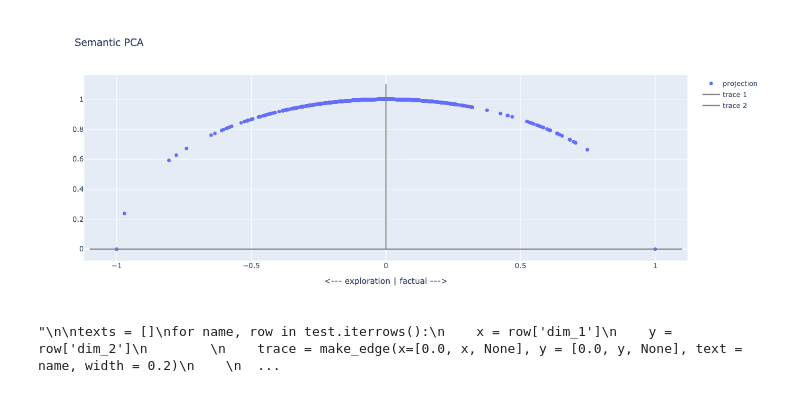
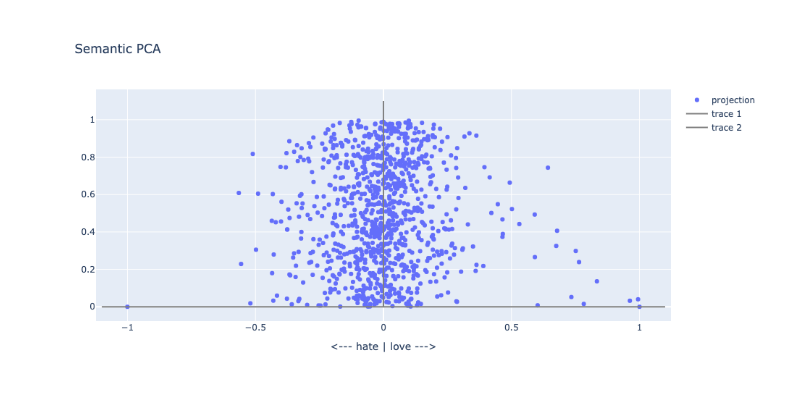
Before and after one commit to charlesdedampierre/bunkatech, a Jupyter notebook: demo_bourdieu.ipynb, the cells around one changed output. Saved outputs shown, nothing was run; the diff lists cells and outputs as text; code cells hidden in the pictures.

```diff
--- a/demo_bourdieu.ipynb
+++ b/demo_bourdieu.ipynb
@@ -17,10 +17,10 @@ bourdieu = Bourdieu(data = data, text_var = 'description', index_var = 'imdb')
 bourdieu.fit(extract_terms = True,
             docs_embedding = False,
             terms_embedding = True,
-            sample_size_terms = 1000,
-            terms_limit =1000,
+            sample_size_terms = 5000,
+            terms_limit =3000,
             terms_ents = False,
-            terms_ngrams = (2,2),
+            terms_ngrams = (1,2),
             terms_ncs = False,
             language = 'en')
 # %%
@@ -33,7 +45,7 @@ projection_2 = None
 
 if projection_2 is None:
 
-    projection_1 = ['factual', 'exploration']
+    projection_1 = ['love', 'hate']
     projection_str_1 = "-".join(projection_1)
 
 
@@ -52,7 +64,8 @@ if projection_2 is None:
     )
 
 df_proj['project_angle'] = np.sqrt(1-df_proj[projection_str_1]**2) # Pythagore
-
+#df_proj['project_angle'] = df_proj['project_angle'].apply(lambda x: np.sqrt(1-x**2)*(1+random.random()*0.1))
+df_proj['project_angle'] = df_proj['project_angle'].apply(lambda x: x*random.uniform(0, 1))
 
 fig = go.Figure()
 
@@ -63,31 +76,31 @@ trace_1 = go.Scatter(
     line_color="grey")
 
 
 trace_2 = go.Scatter(
     x=[0, 0],
     y=[0, 1.1],
     mode="lines",
     line_color="grey")
 
 trace_scatter = go.Scatter(
     x=df_proj[projection_str_1],
     y=df_proj['project_angle'],
     text = df_proj['term'],
     mode="markers",
     name = 'projection')
 
 fig.add_trace(trace_scatter)
 fig.add_trace(trace_1)
 fig.add_trace(trace_2)
 
 
 fig.update_layout(
         title='Semantic PCA',
         height=500,
         width=1000,
         xaxis_title="<--- " + " | ".join(reversed(projection_1)) + " --->",
     )
 
 fig.show()
 # %% [output]
-[figure, old version]
+[figure, new version]
@@ -104,15 +106,0 @@ import plotly.graph_objs as go
-# %%
-'''
-
-texts = []
-for name, row in test.iterrows():
-    x = row['dim_1']
-    y = row['dim_2']
-
-    trace = make_edge(x=[0.0, x, None], y = [0.0, y, None], text = name, width = 0.2)
-
-
-    fig.add_trace(trace)
-'''
-# %% [output]
-"\n\ntexts = []\nfor name, row in test.iterrows():\n    x = row['dim_1']\n    y = row['dim_2']\n        \n    trace = make_edge(x=[0.0, x, None], y = [0.0, y, None], text = name, width = 0.2)\n    \n  ...
```
Also changed, not shown: parts of 9 cells of this notebook, 1 other file.
